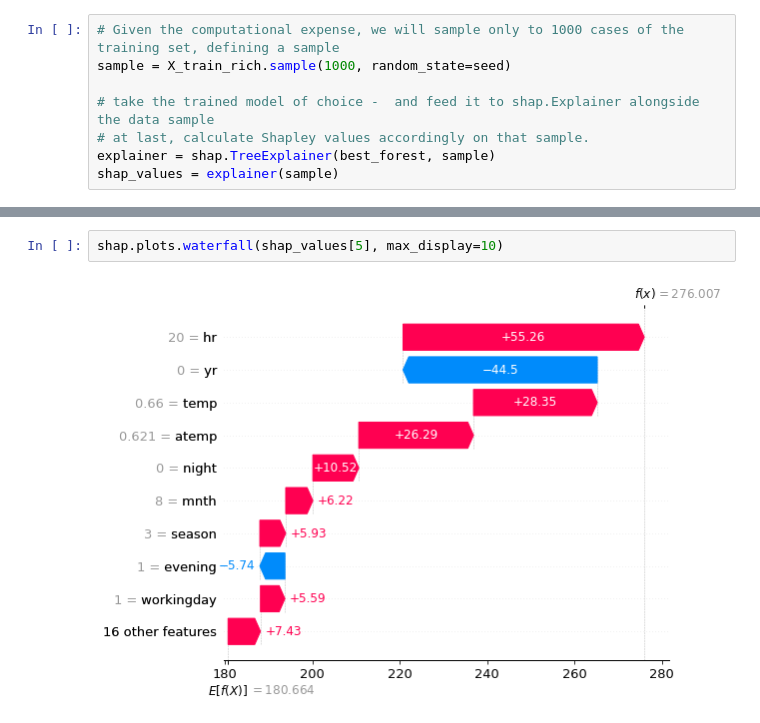
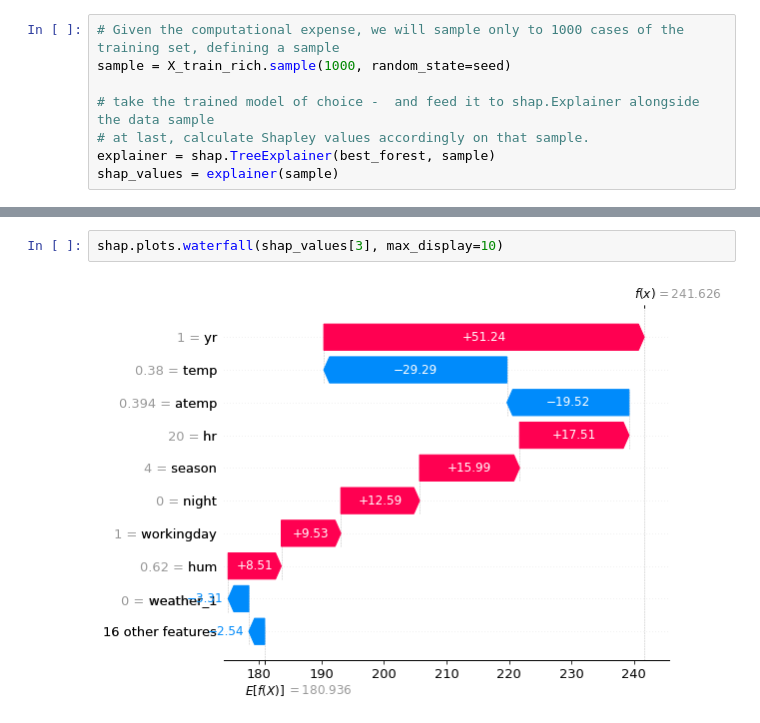
Before and after one commit to nlong-ds/dataquest, a Jupyter notebook: data-scientist-path/bike-rentals/bike_rentals.ipynb, the cells around one changed output, grey strips where cells are left out. Saved outputs shown, nothing was run; the diff lists cells and outputs as text.

```diff
--- a/data-scientist-path/bike-rentals/bike_rentals.ipynb
+++ b/data-scientist-path/bike-rentals/bike_rentals.ipynb
@@ -640,5 +608,5 @@ sample.iloc[:5,-1:]
 # %%
-shap.plots.waterfall(shap_values[5], max_display=10)
+shap.plots.waterfall(shap_values[3], max_display=10)
 # %% [output]
-[figure, old version]
+[figure, new version]
 # %%
```
Also changed, not shown: parts of 28 cells of this notebook.
